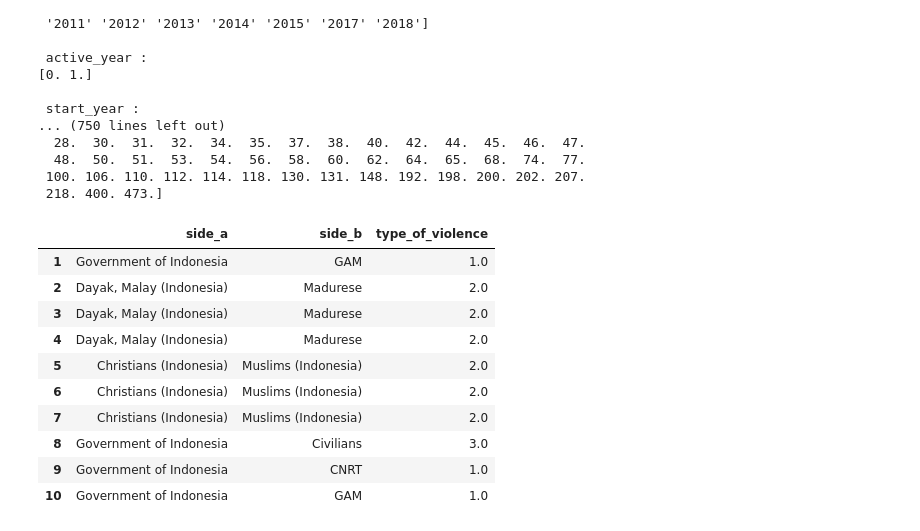
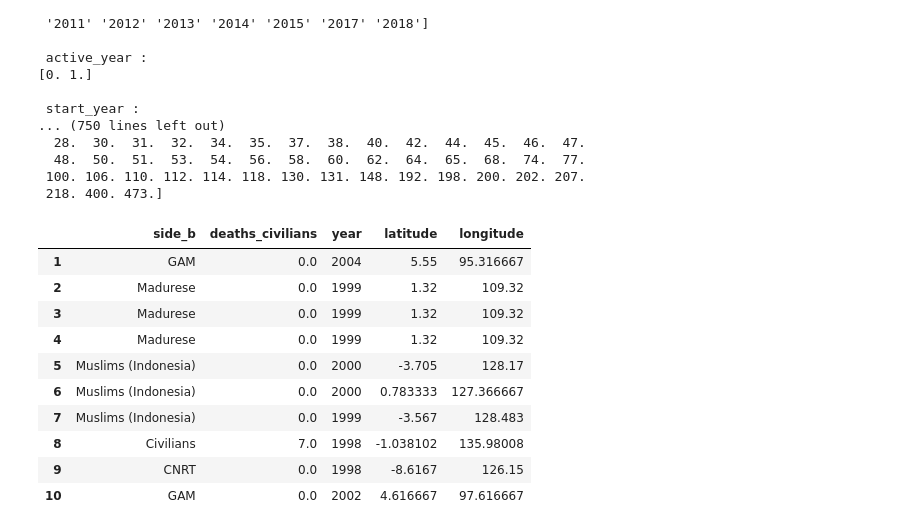
Before and after one commit to radisahussein/DatSciFinalSem5, a Jupyter notebook: finalprojectDS.ipynb, the cells around one changed output. Cells and saved outputs as stored; diff of their text form; code cells hidden in the pictures.

```diff
--- a/finalprojectDS.ipynb
+++ b/finalprojectDS.ipynb
@@ -9,6 +12,5 @@ ModuleNotFoundError: No module named 'google'
 # %%
-# df = pd.read_csv(r"C:\Users\radis\OneDrive\Desktop\SEM5\DATSCI\DatSciFinalSem5\Data\data2.csv")
-df = pd.read_csv(r"C:\Users\Fajar Rachmadi\Desktop\CODE\DatSciFinalSem5\Data\data2.csv")
+df = pd.read_csv('data2.csv')
 
 df.drop(index=df.index[0],axis=0,inplace=True)
 
@@ -137,20 +138,23 @@ for c in uniquecolumns:
  218. 400. 473.]
 # %%
 final_col = ['deaths_a','deaths_b','side_a','side_b','type_of_violence']
-col1 = ['side_a','side_b','year','type_of_violence']
+col1 = ['side_a','deaths_civilians','year','latitude','longitude']
+col2 = ['side_b','deaths_civilians','year','latitude','longitude']
 
-final_df = df[col1]
+final_df1 = df[col1]
+final_df2 = df[col2]
 
-final_df.head(10)
+final_df1.head(10)
+final_df2.head(10)
 # %% [output]
-|  | side_a | side_b | type_of_violence |
-| 1 | Government of Indonesia | GAM | 1.0 |
-| 2 | Dayak, Malay (Indonesia) | Madurese | 2.0 |
-| 3 | Dayak, Malay (Indonesia) | Madurese | 2.0 |
-| 4 | Dayak, Malay (Indonesia) | Madurese | 2.0 |
-| 5 | Christians (Indonesia) | Muslims (Indonesia) | 2.0 |
-| 6 | Christians (Indonesia) | Muslims (Indonesia) | 2.0 |
-| 7 | Christians (Indonesia) | Muslims (Indonesia) | 2.0 |
-| 8 | Government of Indonesia | Civilians | 3.0 |
-| 9 | Government of Indonesia | CNRT | 1.0 |
-| 10 | Government of Indonesia | GAM | 1.0 |
+|  | side_b | deaths_civilians | year | latitude | longitude |
+| 1 | GAM | 0.0 | 2004 | 5.55 | 95.316667 |
+| 2 | Madurese | 0.0 | 1999 | 1.32 | 109.32 |
+| 3 | Madurese | 0.0 | 1999 | 1.32 | 109.32 |
+| 4 | Madurese | 0.0 | 1999 | 1.32 | 109.32 |
+| 5 | Muslims (Indonesia) | 0.0 | 2000 | -3.705 | 128.17 |
+| 6 | Muslims (Indonesia) | 0.0 | 2000 | 0.783333 | 127.366667 |
+| 7 | Muslims (Indonesia) | 0.0 | 1999 | -3.567 | 128.483 |
+| 8 | Civilians | 7.0 | 1998 | -1.038102 | 135.98008 |
+| 9 | CNRT | 0.0 | 1998 | -8.6167 | 126.15 |
+| 10 | GAM | 0.0 | 2002 | 4.616667 | 97.616667 |
```
Also changed, not shown: parts of 15 cells of this notebook, 1 other file.
